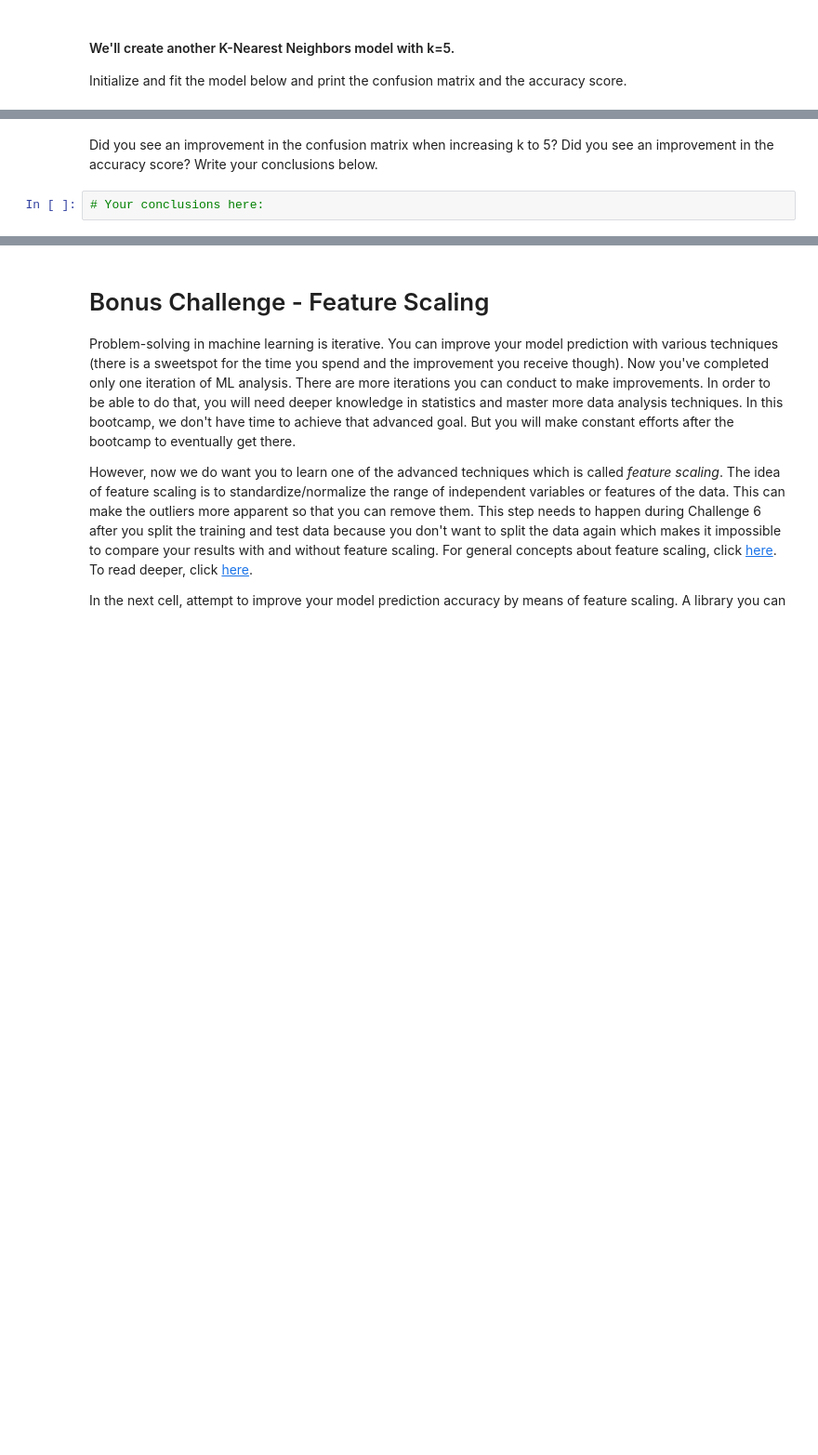
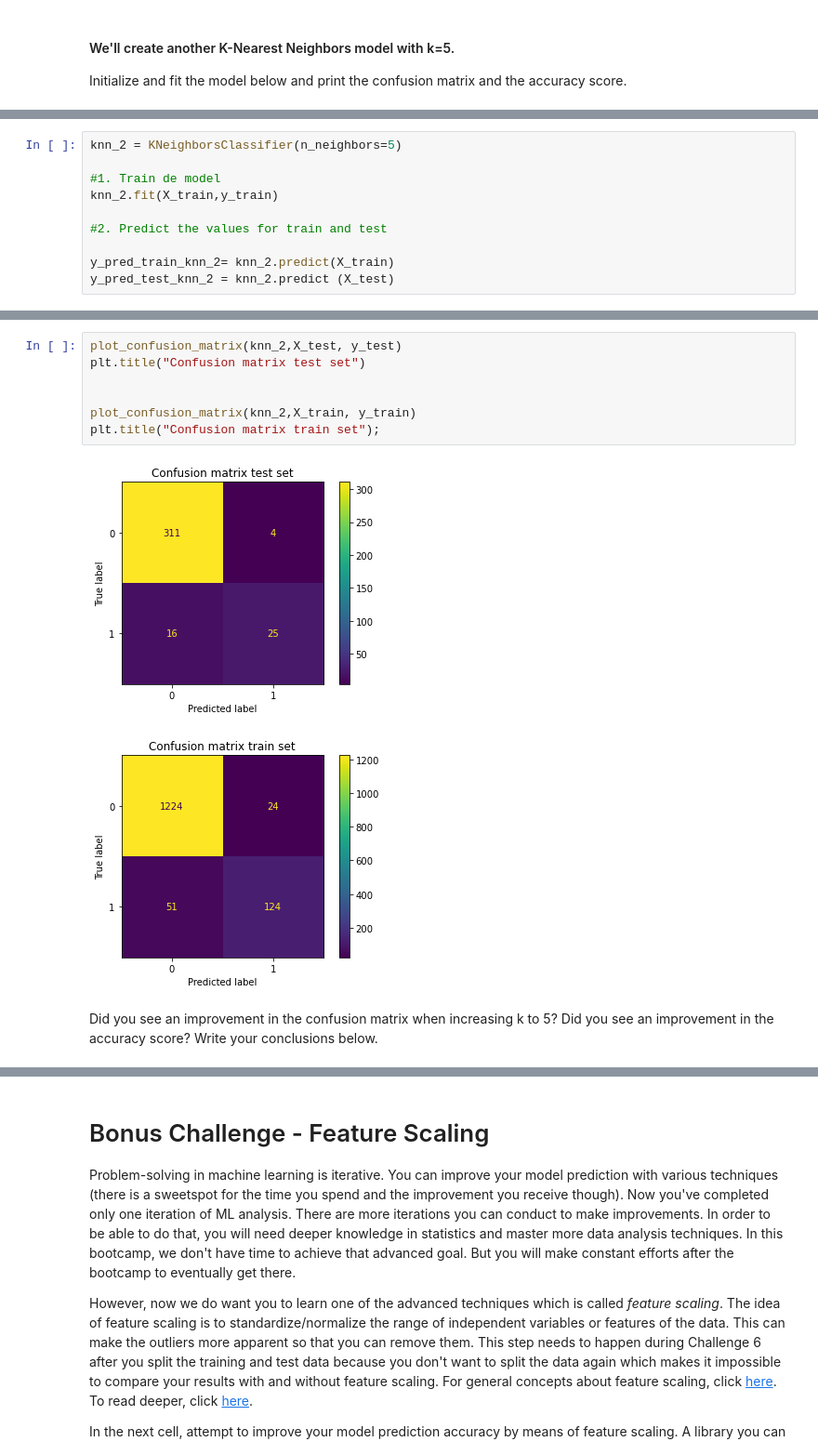
Before and after one commit to ta-data-remote/lab-supervised-learning, a Jupyter notebook: your-code/main.ipynb, the cells around one changed output, grey strips where cells are left out. Shown at 93% size. Saved outputs shown, nothing was run; the diff lists cells and outputs as text; blank space fills up the shorter version.

```diff
--- a/your-code/main.ipynb
+++ b/your-code/main.ipynb
@@ -634,0 +719,10 @@ Initialize and fit the model below and print the confusion matrix and the accura
+# %%
+knn_2 = KNeighborsClassifier(n_neighbors=5)
+
+#1. Train de model
+knn_2.fit(X_train,y_train)
+
+#2. Predict the values for train and test
+
+y_pred_train_knn_2= knn_2.predict(X_train)
+y_pred_test_knn_2 = knn_2.predict (X_test)
@@ -635,4 +749,12 @@ Initialize and fit the model below and print the confusion matrix and the accura
+# %%
+plot_confusion_matrix(knn_2,X_test, y_test)
+plt.title("Confusion matrix test set")
+
+
+plot_confusion_matrix(knn_2,X_train, y_train)
+plt.title("Confusion matrix train set");
+# %% [output]
+[figure, added]
+[figure, added]
 # %% [markdown]
 Did you see an improvement in the confusion matrix when increasing k to 5? Did you see an improvement in the accuracy score? Write your conclusions below.
-# %%
-# Your conclusions here:
```
Also changed, not shown: parts of 39 cells of this notebook.
